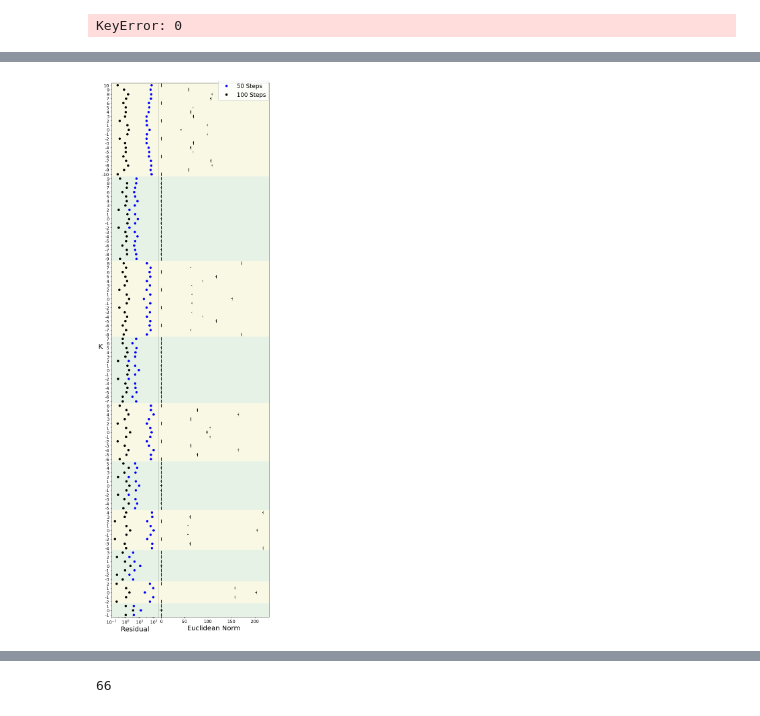
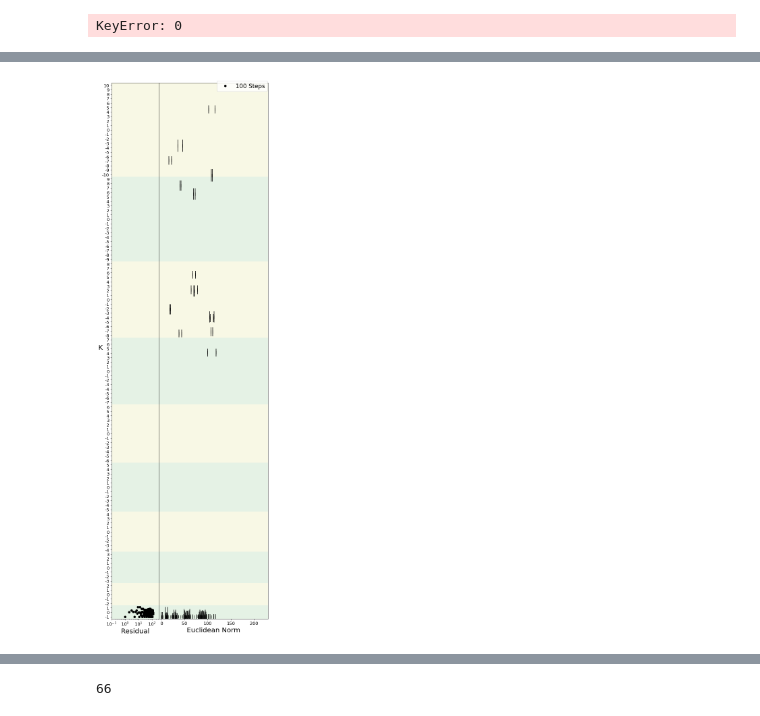
Before and after one commit to khegazy/physics_simulations, a Jupyter notebook: diffractionSimulation/validation/compareSims.ipynb, the cells around one changed output, grey strips where cells are left out. Saved outputs shown, nothing was run; the diff lists cells and outputs as text; code cells hidden in the pictures.

```diff
--- a/diffractionSimulation/validation/compareSims.ipynb
+++ b/diffractionSimulation/validation/compareSims.ipynb
@@ -256,7 +283,7 @@ axs = []
 L = 2
 
 top_pad = 0.04
-bot_pad = 0.01
+bot_pad = 0.05
 l_pad = 0.04
 vert_pad = 0.01
 vert_dim = (1 - (bot_pad + top_pad + 2*l_pad + 3*vert_pad))/6
@@ -327,7 +354,7 @@ for l in range(L+1):
                     rng = np.max([np.abs(np.amin(np.imag(mol_mod_raw_anl[lmk]))), np.amax(np.imag(mol_mod_raw_anl[lmk])),
                              np.abs(np.amin(np.imag(mol_mod_raw_num[sm][lmk]))), np.amax(np.imag(mol_mod_raw_num[sm][lmk]))])
                     if rng < 1e-14:
-                        rng = 1e-4
+                        rng = 1e-1
                     if l==0:
                         print("RANGE", rng)
                     axs[rr][cc].pcolormesh(X, Y, np.imag(mol_mod_raw_anl[lmk]),
@@ -340,7 +367,7 @@ for l in range(L+1):
                 if ptype == "real":
                     num_image = scale*np.real(mol_mod_raw_num[sm][lmk])
                 elif ptype == "imag":
-                    num_image = scale*np.imag(np.conj(mol_mod_raw_num[sm][lmk]))
+                    num_image = scale*np.imag(mol_mod_raw_num[sm][lmk])
                 axs[rr][cc].pcolormesh(X, Y, num_image,
                         cmap='seismic', vmax=rng, vmin=-1*rng)
                 num_mag = np.sqrt(np.sum(num_image**2))
@@ -351,12 +378,13 @@ for l in range(L+1):
                     residual = np.real(mol_mod_raw_anl[lmk] - scale*mol_mod_raw_num[sm][lmk])
                 elif ptype == "imag":
                     residual = np.imag(mol_mod_raw_anl[lmk] - scale*mol_mod_raw_num[sm][lmk])
-                res_scale = int(num_mag/np.sqrt(np.sum(residual**2)))
-                res_scale = 10**(len(str(res_scale))-1)
-                print("scale", res_scale)
-                if res_scale >= 10:
-                    axs[rr][cc].text(0.65, 0.85, r'$\times {}$'.format(res_scale),
-                                transform=axs[rr][cc].transAxes, fontsize=14)
+                if np.sum(residual**2):
+                    res_scale = int(num_mag/np.sqrt(np.sum(residual**2)))
+                    res_scale = 10**(len(str(res_scale))-1)
+                    print("scale", res_scale)
+                    if res_scale >= 10:
+                        axs[rr][cc].text(0.65, 0.85, r'$\times {}$'.format(res_scale),
+                                    transform=axs[rr][cc].transAxes, fontsize=14)
                 im = axs[rr][cc].pcolormesh(X, Y, res_scale*residual,
                         cmap='seismic', vmax=rng, vmin=-1*rng)
                 if np.sum(residual**2) < 1e-25:
@@ -374,5 +402,10 @@ plt.text(0.5, 1.15, 'Numeric', horizontalalignment='center', fontsize=25,
 plt.text(0.5, 1.15, 'Residual', horizontalalignment='center', fontsize=25,
      verticalalignment='center', transform=axs[-1][2].transAxes)
 
+for i in range(3):
+    axs[0][i].xaxis.set_visible(True)
+    axs[0][i].set_xlabel("q$_x$ $[\AA^{-1}]$", fontsize=12)
+    axs[0][i].tick_params(axis='x', labelsize=10)
+
 fig.savefig("plots/compare_sims_"+ptype+".png")
 # %% [output]
@@ -412,12 +603,7 @@ KeyError: 0
 # %%
-#fig, ax = plt.subplots(2, 1, figsize=(20, 7))
-colors = ['b', 'k']
-label_size = 20
-tick_size = 13
-leg_labels = ["50 Steps", "100 Steps"]
 fig = plt.figure(figsize=(7, 23))
 ax = []
-ax.append(fig.add_axes((0.35, 0.03, 0.65, 0.96)))
+ax.append(fig.add_axes((0.35, 0.03, 0.64, 0.96)))
 ax.append(fig.add_axes((0.07, 0.03, 0.28, 0.96)))
 max_norm = 0
 
@@ -430,12 +616,12 @@ for ism, sm in enumerate(sims):
         if lmk[0] == 0:
             continue
         labels.append(str(lmk[-1]))
-        norm.append(compare[sm][lmk][2])
-        err.append(compare[sm][lmk][0])
+        norm.append(compare[sm][lmk][3])
+        err.append(compare[sm][lmk][1])
     if ism == len(sims) - 1:
-        ax[0].errorbar(norm, np.arange(len(norm)), xerr=err,
+        ax[0].errorbar(np.arange(len(norm)), norm, yerr=err,
               fmt='|', markersize=10, color='k', ecolor='k')
-    ax[1].plot(err, np.arange(len(norm)), 'o', color=colors[ism], label=leg_labels[ism])
+    ax[1].plot(np.arange(len(norm)), err, 'o', color=colors[ism], label=leg_labels[ism])
     max_norm = np.amax(norm+[max_norm])
 
 
@@ -446,33 +632,34 @@ ax[0].set_ylim(-0.5, len(norm)-0.5)
 ax[1].set_ylim(-0.5, len(norm)-0.5)
 ax[1].set_ylabel("K", rotation=0, fontsize=label_size)
 ax[0].set_xlim(yL0, yH0)
 ax[1].set_xlim(yL1, yH1)
 ax[0].set_xlabel("Euclidean Norm", fontsize=label_size)
 ax[1].set_xlabel("Residual", fontsize=label_size)
 ax[1].set_xscale('log')
 
 
 ax[1].set_yticks(np.arange(len(norm)))
 ax[1].set_yticklabels(labels, fontsize=tick_size)
 ax[0].tick_params(axis='x', labelsize=tick_size)
 ax[1].tick_params(axis='x', labelsize=tick_size)
 
+
 start = 0
 for l in np.arange(L_max+1):
     if l == 0:
         continue
 
     if l%2 == 0:
         clr = 'y'
     else:
         clr = 'g'
     rect = plt.Rectangle((yL0, start-0.5), yH0-yL0, 2*l+1, facecolor=clr, alpha=0.1)
     ax[0].add_patch(rect)
     rect = plt.Rectangle((yL1, start-0.5), yH1-yL1, 2*l+1, facecolor=clr, alpha=0.1)
     ax[1].add_patch(rect)
     start += 2*l + 1
-
+plt.tight_layout()
 fig.legend(loc='upper right', fontsize='xx-large')
-fig.savefig("plots/norm_res_real.png")
+fig.savefig("plots/norm_res_imag.png")
 # %% [output]
-[figure, old version]
+[figure, new version]
```
Also changed, not shown: parts of 15 cells of this notebook.
